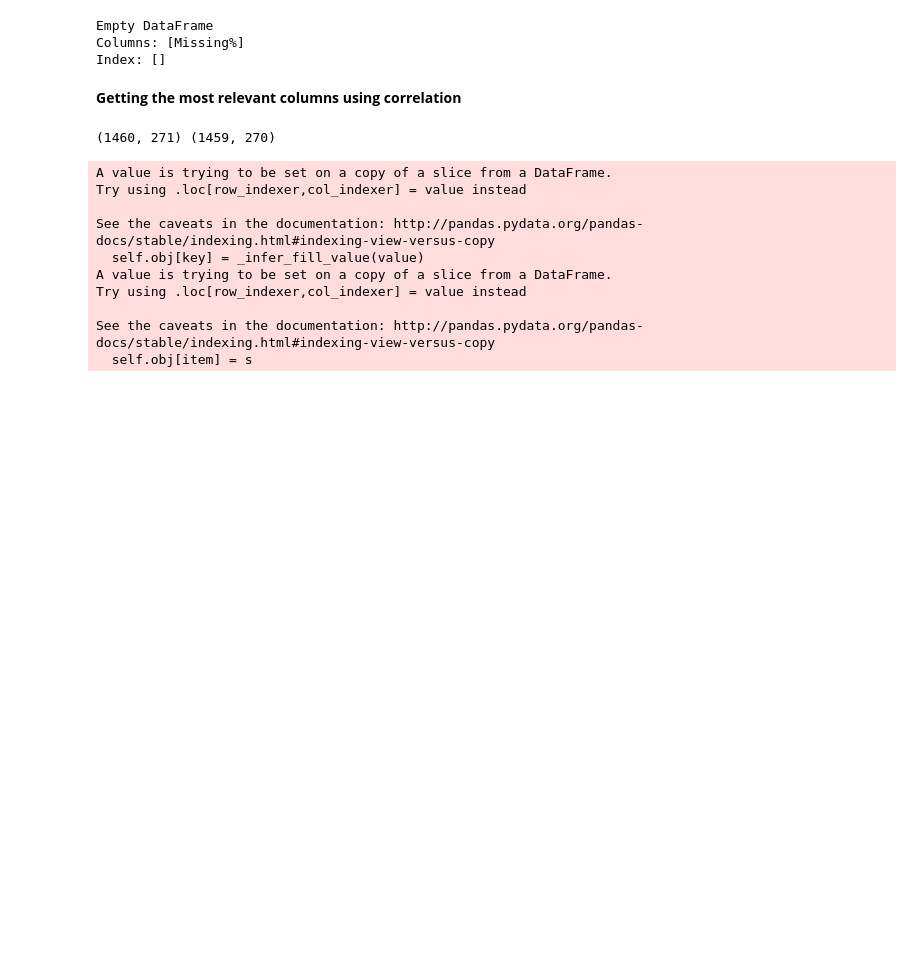
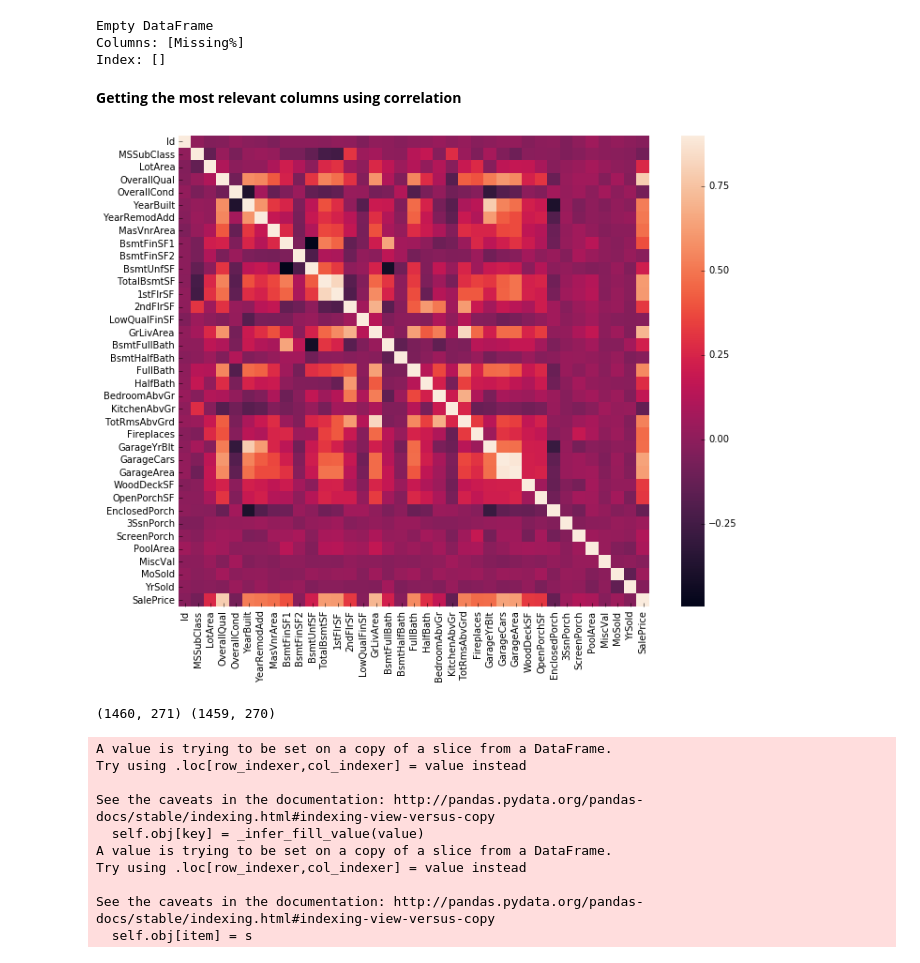
Before and after one commit to RHaran98/house_prices_prediction, a Jupyter notebook: visual.ipynb, the cells around one changed output. Saved outputs shown, nothing was run; the diff lists cells and outputs as text; code cells hidden in the pictures; blank space fills up the shorter version.

```diff
--- a/visual.ipynb
+++ b/visual.ipynb
@@ -107,9 +108,13 @@ Index: []
 # %% [markdown]
 <b>Getting the most relevant columns using correlation<b>
 # %%
-# corrmat = train.select_dtypes(np.number).corr(train["SalePrice"])
-# plt.subplots(figsize=(12,9))
-# sns.heatmap(corrmat, vmax=0.9, square=True)
+def plotCorr(data):
+    corrmat = data.corr()
+    plt.subplots(figsize=(12,9))
+    sns.heatmap(corrmat, vmax=0.9, square=True)
+plotCorr(train)
+# %% [output]
+[figure, added]
 # %%
 all_data = pd.get_dummies(all_data)
 sp = train.loc[:,"SalePrice"]
```
Also changed, not shown: parts of 14 cells of this notebook.
